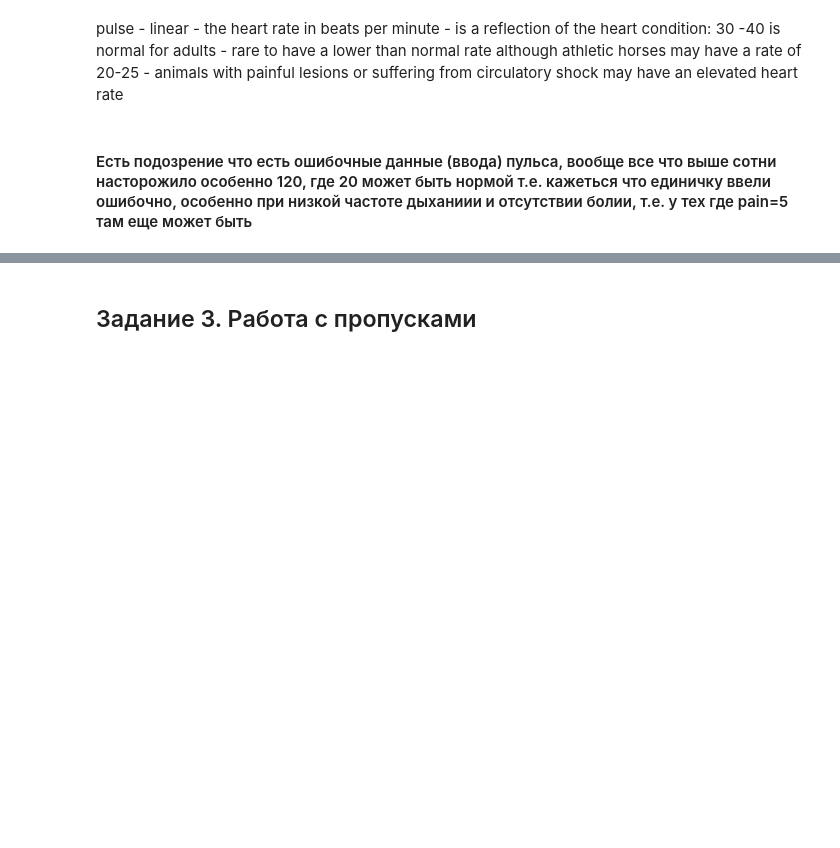
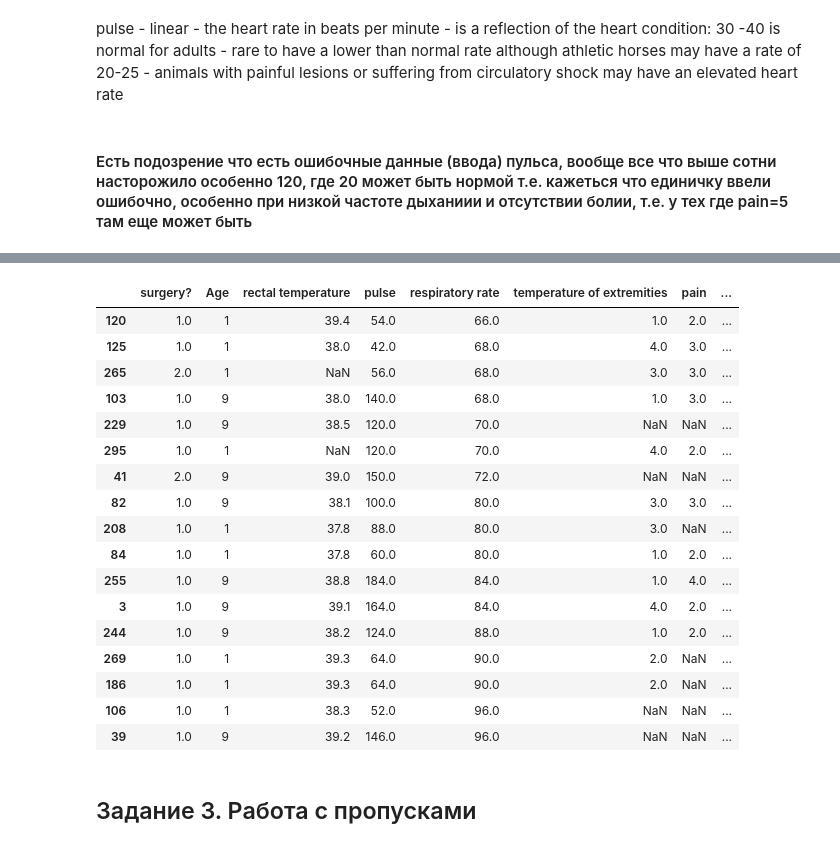
Before and after one commit to dimahl/Netology-dsu-5, a Jupyter notebook: DZ_14_ stats_KhlupinD.ipynb, the cells around one changed output, grey strips where cells are left out. Saved outputs shown, nothing was run; the diff lists cells and outputs as text; code cells hidden in the pictures; blank space fills up the shorter version.

```diff
--- a/DZ_14_ stats_KhlupinD.ipynb
+++ b/DZ_14_ stats_KhlupinD.ipynb
@@ -165,3 +205,24 @@ horse[horse['pulse'].between(120, 210, inclusive=True)].sort_values('pulse')
+# %%
+horse[horse['respiratory rate'] > upper_bound].sort_values('respiratory rate')
+# %% [output]
+|  | surgery? | Age | rectal temperature | pulse | respiratory rate | temperature of extremities | pain | ... |
+| 120 | 1.0 | 1 | 39.4 | 54.0 | 66.0 | 1.0 | 2.0 | ... |
+| 125 | 1.0 | 1 | 38.0 | 42.0 | 68.0 | 4.0 | 3.0 | ... |
+| 265 | 2.0 | 1 | NaN | 56.0 | 68.0 | 3.0 | 3.0 | ... |
+| 103 | 1.0 | 9 | 38.0 | 140.0 | 68.0 | 1.0 | 3.0 | ... |
+| 229 | 1.0 | 9 | 38.5 | 120.0 | 70.0 | NaN | NaN | ... |
+| 295 | 1.0 | 1 | NaN | 120.0 | 70.0 | 4.0 | 2.0 | ... |
+| 41 | 2.0 | 9 | 39.0 | 150.0 | 72.0 | NaN | NaN | ... |
+| 82 | 1.0 | 9 | 38.1 | 100.0 | 80.0 | 3.0 | 3.0 | ... |
+| 208 | 1.0 | 1 | 37.8 | 88.0 | 80.0 | 3.0 | NaN | ... |
+| 84 | 1.0 | 1 | 37.8 | 60.0 | 80.0 | 1.0 | 2.0 | ... |
+| 255 | 1.0 | 9 | 38.8 | 184.0 | 84.0 | 1.0 | 4.0 | ... |
+| 3 | 1.0 | 9 | 39.1 | 164.0 | 84.0 | 4.0 | 2.0 | ... |
+| 244 | 1.0 | 9 | 38.2 | 124.0 | 88.0 | 1.0 | 2.0 | ... |
+| 269 | 1.0 | 1 | 39.3 | 64.0 | 90.0 | 2.0 | NaN | ... |
+| 186 | 1.0 | 1 | 39.3 | 64.0 | 90.0 | 2.0 | NaN | ... |
+| 106 | 1.0 | 1 | 38.3 | 52.0 | 96.0 | NaN | NaN | ... |
+| 39 | 1.0 | 9 | 39.2 | 146.0 | 96.0 | NaN | NaN | ... |
 # %% [markdown]
 ## Задание 3. Работа с пропусками
 # %%
```
Also changed, not shown: parts of 7 cells of this notebook.
